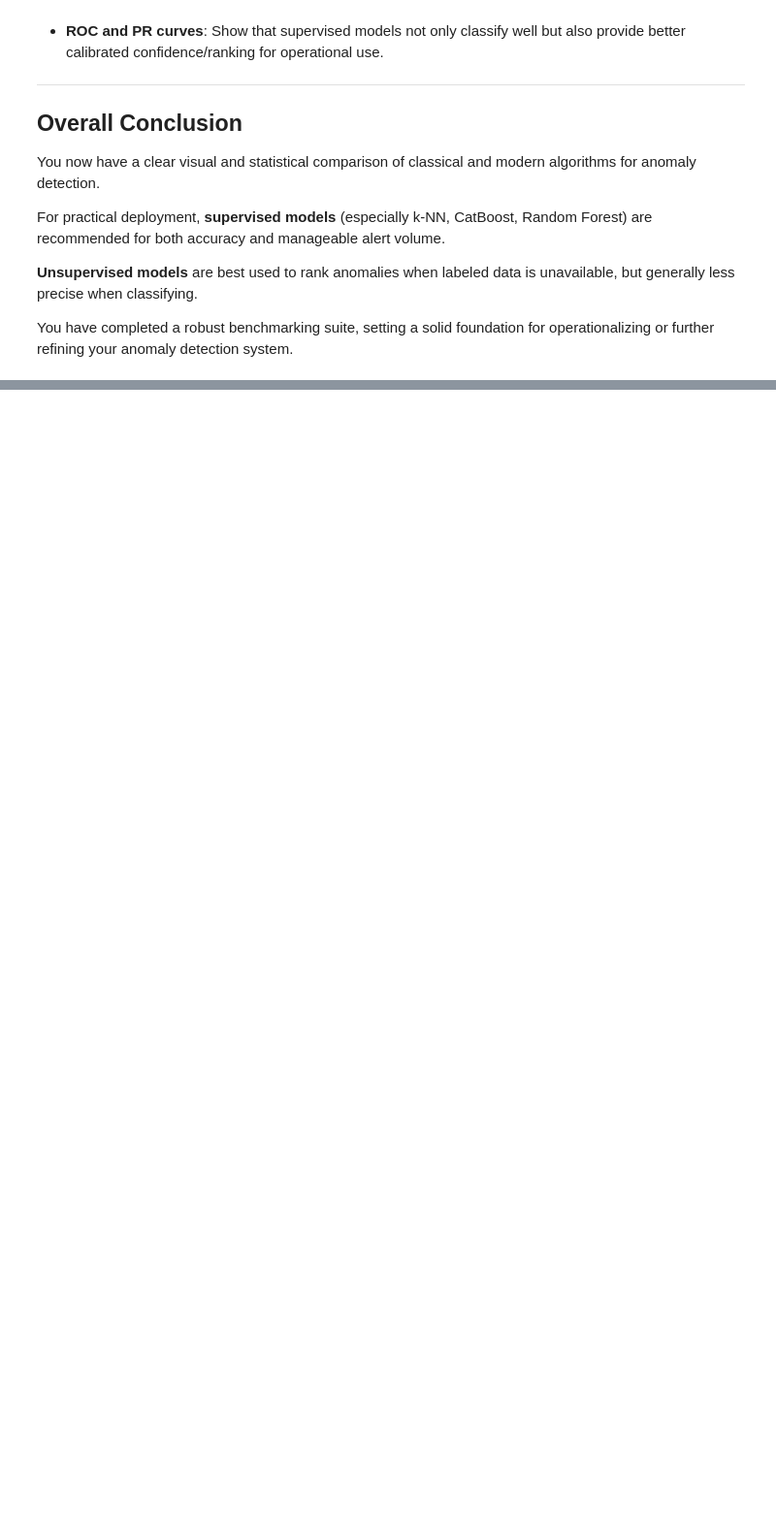
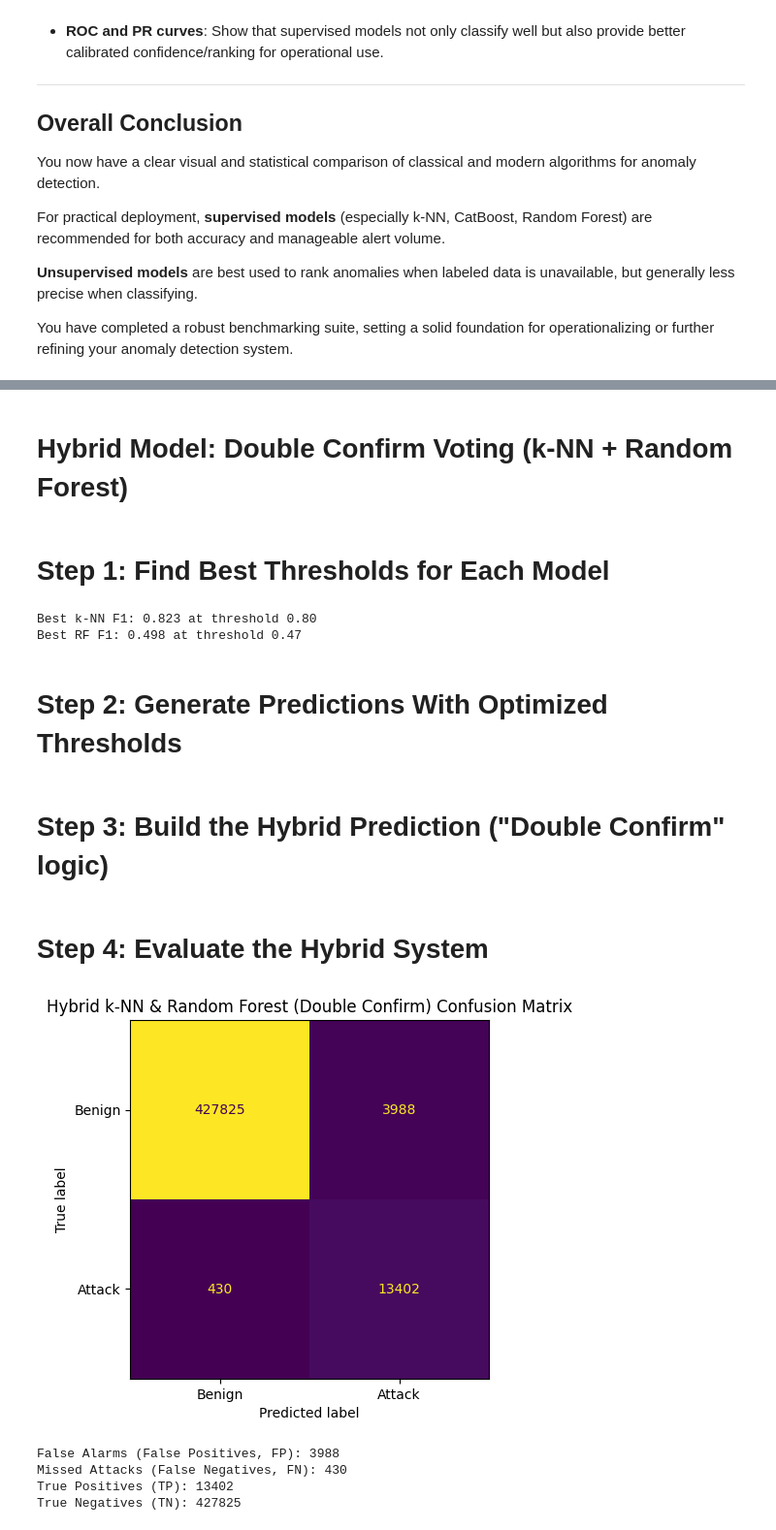
Before and after one commit to VaibhavGIT5048/IDS, a Jupyter notebook: DTI_FINAL.ipynb, the cells around one changed output, grey strips where cells are left out. Shown at 97% size. Drawn from its saved outputs; the diff is of its cells as text; code cells hidden in the pictures; blank space fills up the shorter version.

```diff
--- a/DTI_FINAL.ipynb
+++ b/DTI_FINAL.ipynb
@@ -1597,0 +1767,69 @@ You have completed a robust benchmarking suite, setting a solid foundation for o
+# %% [markdown]
+# Hybrid Model: Double Confirm Voting (k-NN + Random Forest)
+# %% [markdown]
+# Step 1: Find Best Thresholds for Each Model
+# %%
+import numpy as np
+from sklearn.metrics import f1_score
+
+thresholds = np.linspace(0, 1, 101)
+
+# For k-NN
+best_f1_knn = 0
+best_thresh_knn = 0
+for t in thresholds:
+    preds = (y_proba_knn > t).astype(int)
+    f1 = f1_score(y_test, preds)
+    if f1 > best_f1_knn:
+        best_f1_knn = f1
+        best_thresh_knn = t
+
+print(f"Best k-NN F1: {best_f1_knn:.3f} at threshold {best_thresh_knn:.2f}")
+
+# For Random Forest
+best_f1_rf = 0
+best_thresh_rf = 0
+for t in thresholds:
+    preds = (y_proba_rf > t).astype(int)
+    f1 = f1_score(y_test, preds)
+    if f1 > best_f1_rf:
+        best_f1_rf = f1
+        best_thresh_rf = t
+
+print(f"Best RF F1: {best_f1_rf:.3f} at threshold {best_thresh_rf:.2f}")
+# %% [output]
+Best k-NN F1: 0.823 at threshold 0.80
+Best RF F1: 0.498 at threshold 0.47
+# %% [markdown]
+# Step 2: Generate Predictions With Optimized Thresholds
+# %%
+# Use found thresholds
+y_pred_knn = (y_proba_knn > best_thresh_knn).astype(int)
+y_pred_rf = (y_proba_rf > best_thresh_rf).astype(int)
+# %% [markdown]
+# Step 3: Build the Hybrid Prediction ("Double Confirm" logic)
+# %%
+# Hybrid: Only alert (attack) if BOTH flag as attack
+y_pred_hybrid = ((y_pred_knn == 1) & (y_pred_rf == 1)).astype(int)
+# %% [markdown]
+# Step 4: Evaluate the Hybrid System
+# %%
+from sklearn.metrics import confusion_matrix, ConfusionMatrixDisplay
+
+cm = confusion_matrix(y_test, y_pred_hybrid)
+disp = ConfusionMatrixDisplay(cm, display_labels=["Benign", "Attack"])
+disp.plot(colorbar=False)
+plt.title("Hybrid k-NN & Random Forest (Double Confirm) Confusion Matrix")
+plt.show()
+
+tn, fp, fn, tp = cm.ravel()
+print(f"False Alarms (False Positives, FP): {fp}")
+print(f"Missed Attacks (False Negatives, FN): {fn}")
+print(f"True Positives (TP): {tp}")
+print(f"True Negatives (TN): {tn}")
+# %% [output]
+[figure, added]
+False Alarms (False Positives, FP): 3988
+Missed Attacks (False Negatives, FN): 430
+True Positives (TP): 13402
+True Negatives (TN): 427825
```
Also changed, not shown: parts of 26 cells of this notebook.
